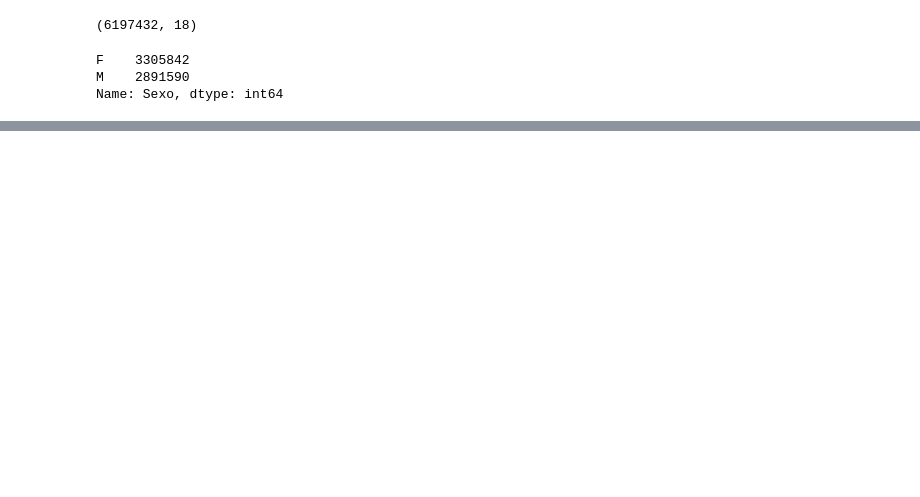
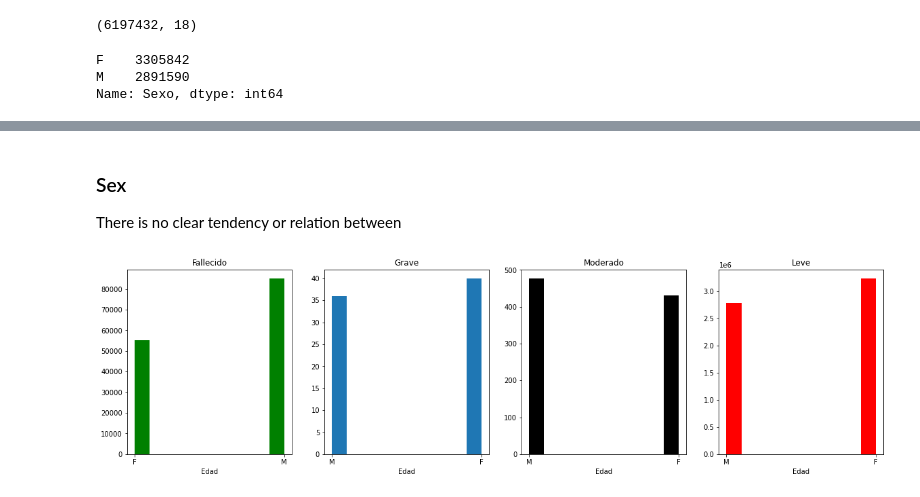
Before and after one commit to edangomez/INS-COVID19, a Jupyter notebook: pipeline.ipynb, the cells around one changed output, grey strips where cells are left out. Saved outputs shown, nothing was run; the diff lists cells and outputs as text; code cells hidden in the pictures; blank space fills up the shorter version.

```diff
--- a/pipeline.ipynb
+++ b/pipeline.ipynb
@@ -372,0 +394,21 @@ plt.show()
+# %% [markdown]
+### Sex
+
+There is no clear tendency or relation between
+# %%
+fig, axs = plt.subplots(1, 4, figsize=(20,5))
+axs[0].hist(df[df['Estado']=='Fallecido'].Sexo, color = 'g')
+axs[0].set_title('Fallecido')
+axs[0].set_xlabel('Edad')
+axs[1].hist(df[df['Estado']=='Grave'].Sexo)
+axs[1].set_title('Grave')
+axs[1].set_xlabel('Edad')
+axs[2].hist(df[df['Estado']=='Moderado'].Sexo, color = 'k')
+axs[2].set_title('Moderado')
+axs[2].set_xlabel('Edad')
+axs[3].hist(df[df['Estado']=='Leve'].Sexo, color = 'r')
+axs[3].set_title('Leve')
+axs[3].set_xlabel('Edad')
+plt.show()
+# %% [output]
+[figure, added]
```
Also changed, not shown: parts of 14 cells of this notebook.
